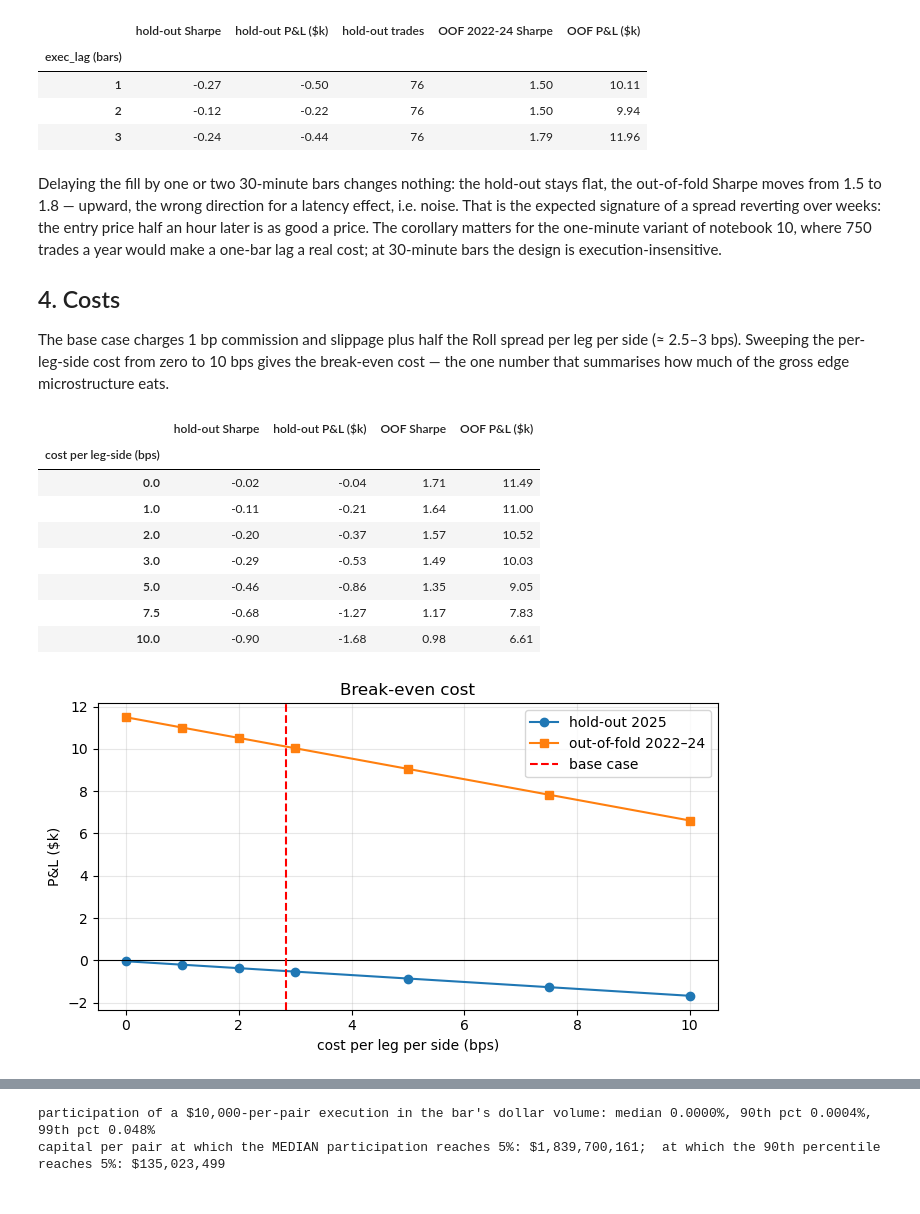
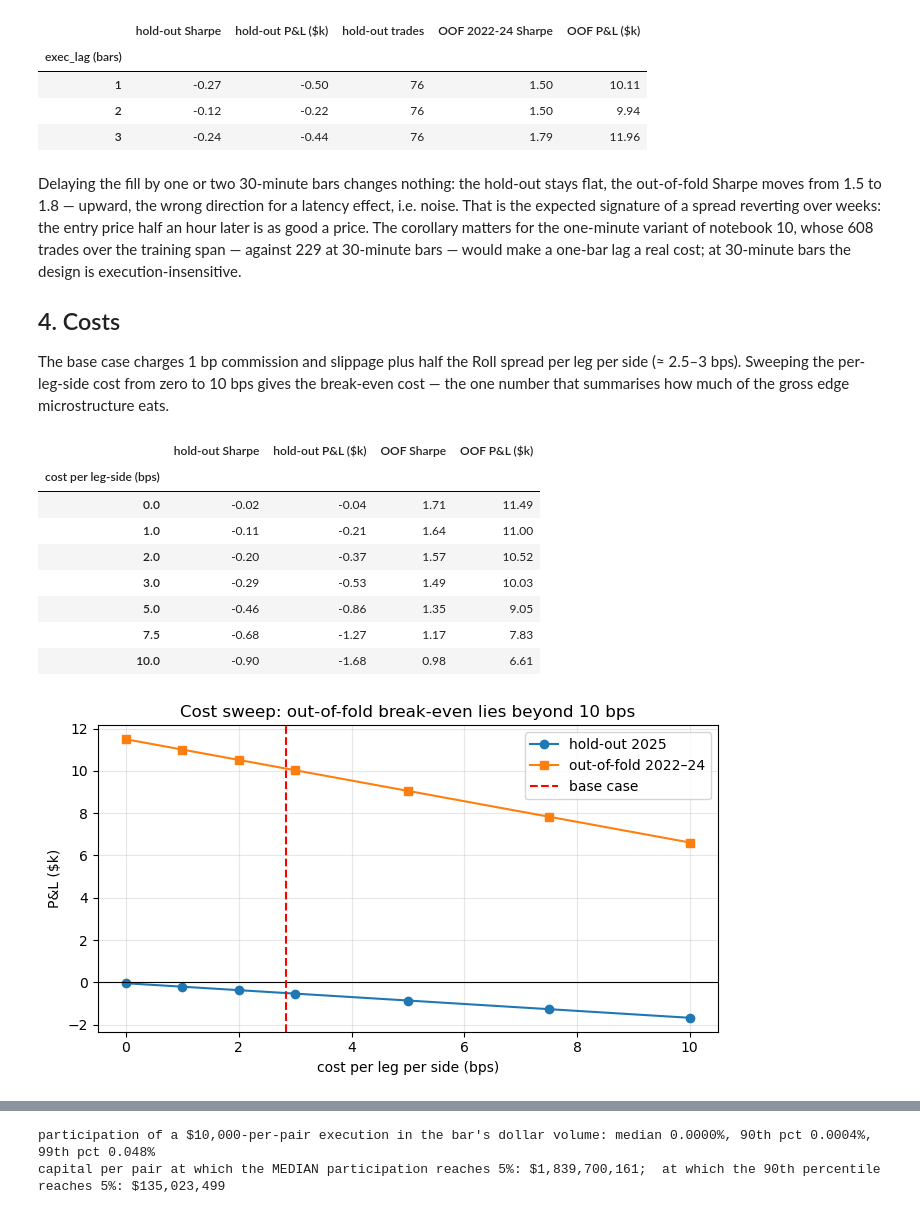
Before and after one commit to mengrenman/dynamic-hedge-pairs-trading, a Jupyter notebook: notebooks/pairs_trading_11_intraday_portfolio.ipynb, the cells around one changed output, grey strips where cells are left out. Saved outputs shown, nothing was run; the diff lists cells and outputs as text; code cells hidden in the pictures.

```diff
--- a/notebooks/pairs_trading_11_intraday_portfolio.ipynb
+++ b/notebooks/pairs_trading_11_intraday_portfolio.ipynb
@@ -322,8 +322,9 @@ display(pd.DataFrame(rows).set_index("exec_lag (bars)").round(2))
 Delaying the fill by one or two 30-minute bars changes nothing: the hold-out stays flat, the
 out-of-fold Sharpe moves from 1.5 to 1.8 — upward, the wrong direction for a latency effect, i.e. noise. That is
 the expected signature of a spread reverting over weeks: the entry price half an hour later is as good a
-price. The corollary matters for the one-minute variant of notebook 10, where 750 trades a year would
-make a one-bar lag a real cost; at 30-minute bars the design is execution-insensitive.
+price. The corollary matters for the one-minute variant of notebook 10, whose 608 trades over the
+training span — against 229 at 30-minute bars — would make a one-bar lag a real cost; at 30-minute bars
+the design is execution-insensitive.
 
 ## 4. Costs
 
@@ -333,30 +334,30 @@ summarises how much of the gross edge microstructure eats.
 # %%
 COSTS = [0.0, 1.0, 2.0, 3.0, 5.0, 7.5, 10.0]
 rows = []
 for c in COSTS:
     r_h = portfolio(fits_h, K, CFG, cost=c)
     rec = {"cost per leg-side (bps)": c, "hold-out Sharpe": r_h["sharpe"], "hold-out P&L ($k)": r_h["pnl_k"]}
     if fits_oof is not None:
         r_o = portfolio(fits_oof, K, CFG, cost=c); rec.update({"OOF Sharpe": r_o["sharpe"], "OOF P&L ($k)": r_o["pnl_k"]})
     rows.append(rec)
 cost_tab = pd.DataFrame(rows).set_index("cost per leg-side (bps)")
 display(cost_tab.round(2))
 fig, ax = plt.subplots(figsize=(7, 4))
 ax.plot(COSTS, cost_tab["hold-out P&L ($k)"], marker="o", label="hold-out 2025")
 if "OOF P&L ($k)" in cost_tab: ax.plot(COSTS, cost_tab["OOF P&L ($k)"], marker="s", label="out-of-fold 2022–24")
-ax.axhline(0, color="k", lw=0.8); ax.axvline(np.mean(list(cost_bps.values())), color="r", ls="--", label="base case"); ax.set_xlabel("cost per leg per side (bps)"); ax.set_ylabel("P&L ($k)"); ax.legend(); ax.set_title("Break-even cost")
+ax.axhline(0, color="k", lw=0.8); ax.axvline(np.mean(list(cost_bps.values())), color="r", ls="--", label="base case"); ax.set_xlabel("cost per leg per side (bps)"); ax.set_ylabel("P&L ($k)"); ax.legend(); ax.set_title("Cost sweep: out-of-fold break-even lies beyond 10 bps")
 plt.tight_layout(); plt.show()
 # %% [output]
 |  | hold-out Sharpe | hold-out P&L ($k) | OOF Sharpe | OOF P&L ($k) |
 | cost per leg-side (bps) |  |  |  |  |
 | 0.0 | -0.02 | -0.04 | 1.71 | 11.49 |
 | 1.0 | -0.11 | -0.21 | 1.64 | 11.00 |
 | 2.0 | -0.20 | -0.37 | 1.57 | 10.52 |
 | 3.0 | -0.29 | -0.53 | 1.49 | 10.03 |
 | 5.0 | -0.46 | -0.86 | 1.35 | 9.05 |
 | 7.5 | -0.68 | -1.27 | 1.17 | 7.83 |
 | 10.0 | -0.90 | -1.68 | 0.98 | 6.61 |
-[figure, old version]
+[figure, new version]
 # %% [markdown]
 On the training folds the edge is robust to costs: free trading gives 1.7, the base case (≈ 2.9 bps per
 leg-side) 1.5, and even 10 bps — three to four times the measured Roll spread plus commission — leaves
```
Also changed, not shown: parts of 4 cells of this notebook, 15 other files.
